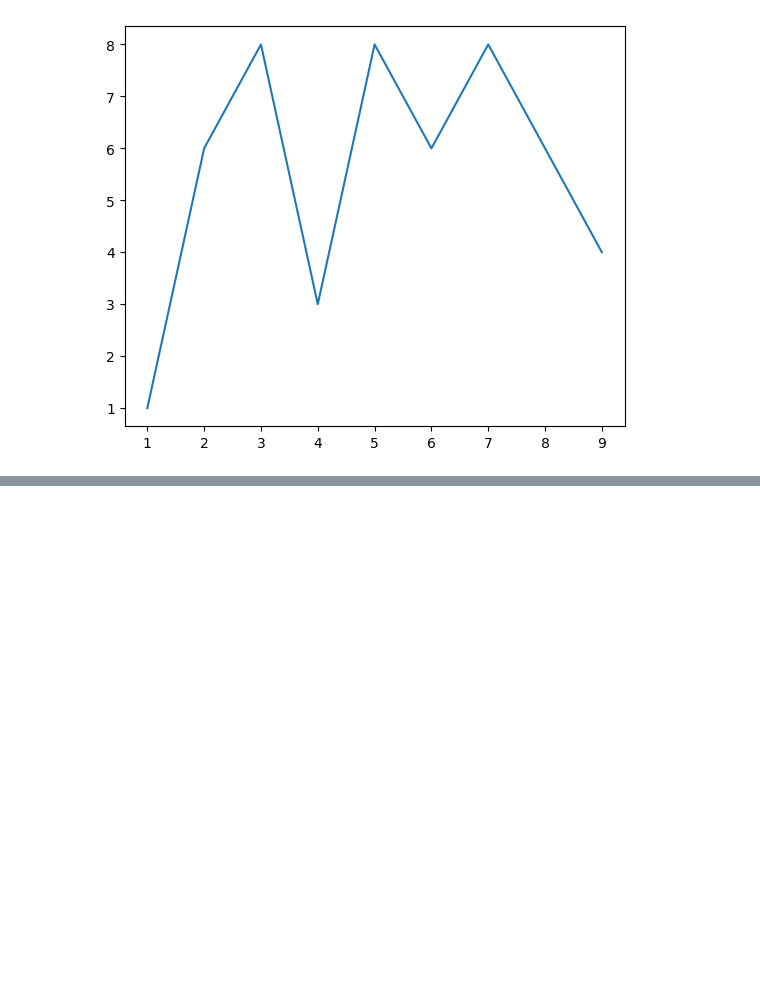
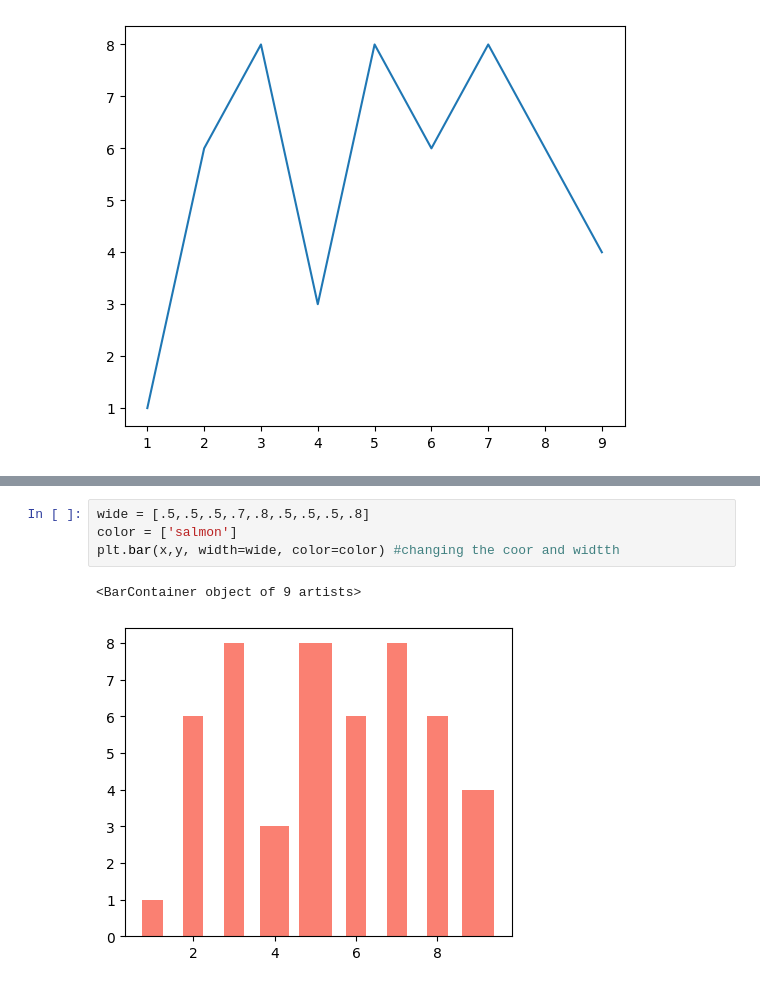
Before and after one commit to alphacodicnerd/practice-repo, a Jupyter notebook: Practice - Pandas, Numpy Intro.ipynb, the cells around one changed output, grey strips where cells are left out. Cells and saved outputs as stored; diff of their text form; blank space fills up the shorter version.

```diff
--- a/Practice - Pandas, Numpy Intro.ipynb
+++ b/Practice - Pandas, Numpy Intro.ipynb
@@ -505,0 +535,7 @@ ax.set_yticks()
+# %%
+wide = [.5,.5,.5,.7,.8,.5,.5,.5,.8]
+color = ['salmon']
+plt.bar(x,y, width=wide, color=color) #changing the coor and widtth
+# %% [output]
+<BarContainer object of 9 artists>
+[figure, added]
```
Also changed, not shown: parts of 11 cells of this notebook.
